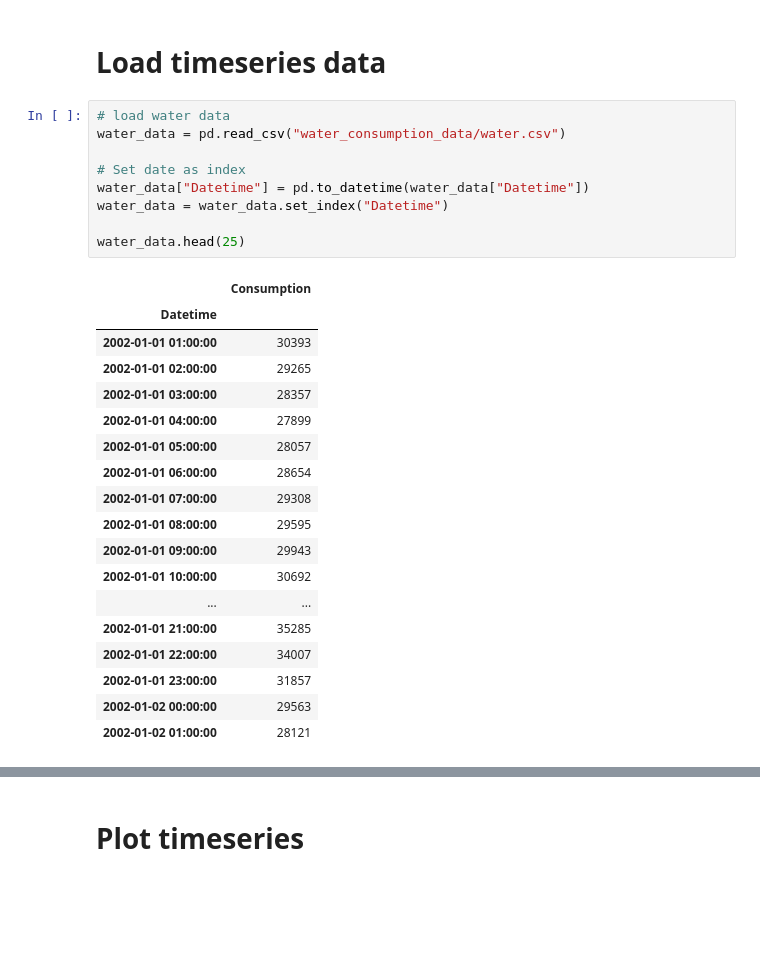
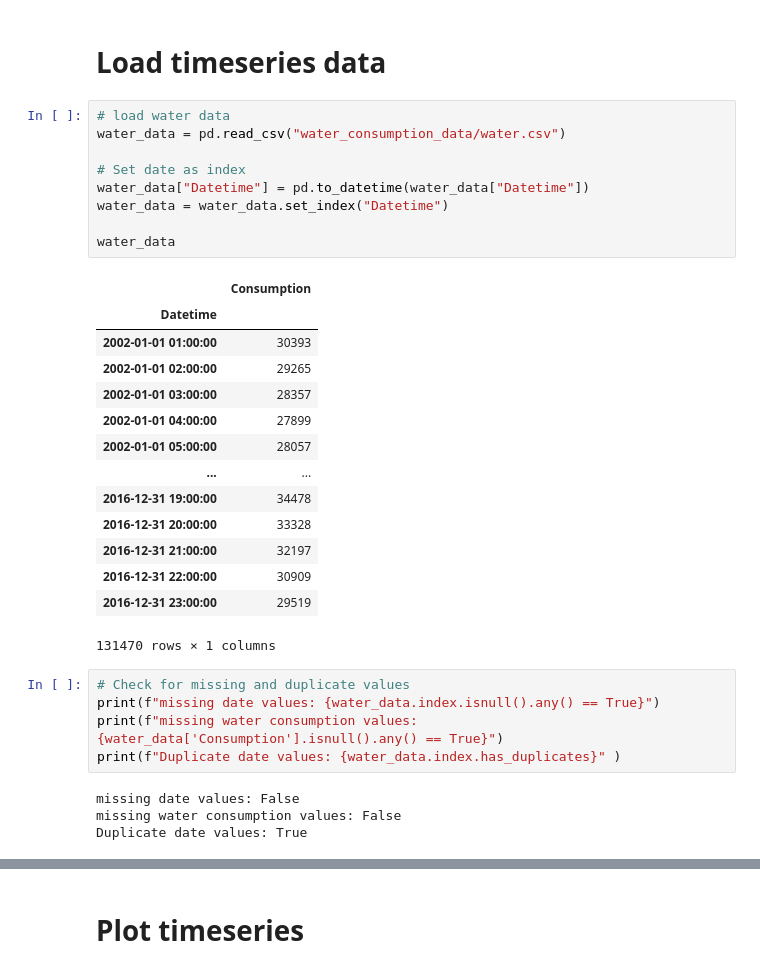
Before and after one commit to NickGeo1/TSPrediction-and-XrayClassification, a Jupyter notebook: Water_Consumption/test.ipynb, the cells around one changed output, grey strips where cells are left out. Cells and saved outputs as stored; diff of their text form; blank space fills up the shorter version.

```diff
--- a/Water_Consumption/test.ipynb
+++ b/Water_Consumption/test.ipynb
@@ -9,28 +9,33 @@ from scipy.signal import periodogram
 # %%
 # load water data
 water_data = pd.read_csv("water_consumption_data/water.csv")
 
 # Set date as index
 water_data["Datetime"] = pd.to_datetime(water_data["Datetime"])
 water_data = water_data.set_index("Datetime")
 
-water_data.head(25)
+water_data
 # %% [output]
 |  | Consumption |
 | Datetime |  |
 | 2002-01-01 01:00:00 | 30393 |
 | 2002-01-01 02:00:00 | 29265 |
 | 2002-01-01 03:00:00 | 28357 |
 | 2002-01-01 04:00:00 | 27899 |
 | 2002-01-01 05:00:00 | 28057 |
-| 2002-01-01 06:00:00 | 28654 |
-| 2002-01-01 07:00:00 | 29308 |
-| 2002-01-01 08:00:00 | 29595 |
-| 2002-01-01 09:00:00 | 29943 |
-| 2002-01-01 10:00:00 | 30692 |
 | ... | ... |
-| 2002-01-01 21:00:00 | 35285 |
-| 2002-01-01 22:00:00 | 34007 |
-| 2002-01-01 23:00:00 | 31857 |
-| 2002-01-02 00:00:00 | 29563 |
-| 2002-01-02 01:00:00 | 28121 |
+| 2016-12-31 19:00:00 | 34478 |
+| 2016-12-31 20:00:00 | 33328 |
+| 2016-12-31 21:00:00 | 32197 |
+| 2016-12-31 22:00:00 | 30909 |
+| 2016-12-31 23:00:00 | 29519 |
+131470 rows × 1 columns
+# %%
+# Check for missing and duplicate values
+print(f"missing date values: {water_data.index.isnull().any() == True}")
+print(f"missing water consumption values: {water_data['Consumption'].isnull().any() == True}")
+print(f"Duplicate date values: {water_data.index.has_duplicates}" )
+# %% [output]
+missing date values: False
+missing water consumption values: False
+Duplicate date values: True
```
Also changed, not shown: parts of 20 cells of this notebook, 1 other file.
